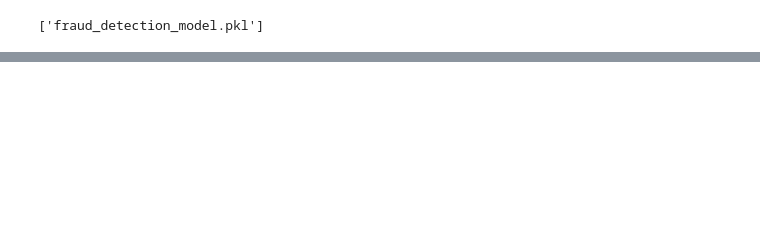
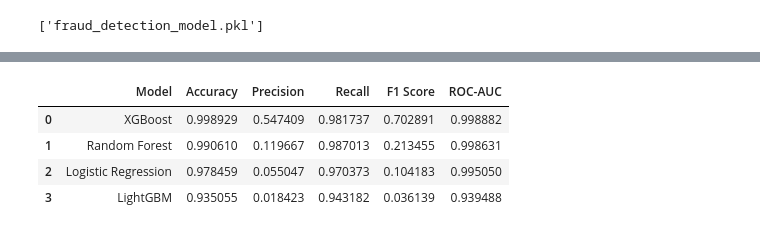
Before and after one commit to Abhi-1234-singla/Fraud-Detection-Project, a Jupyter notebook: analysis_mode.ipynb, the cells around one changed output, grey strips where cells are left out. Cells and saved outputs as stored; diff of their text form; code cells hidden in the pictures; blank space fills up the shorter version.

```diff
--- a/analysis_mode.ipynb
+++ b/analysis_mode.ipynb
@@ -363,0 +485,27 @@ joblib.dump(pipeline, 'fraud_detection_model.pkl')
+# %%
+def evaluate_model(y_true, y_pred, y_prob, model_name):
+    print(f"--- {model_name} ---")
+    print("Confusion Matrix:")
+    print(confusion_matrix(y_true, y_pred))
+    print("\nClassification Report:")
+    print(classification_report(y_true, y_pred))
+
+    return {
+        "Model": model_name,
+        "Accuracy": accuracy_score(y_true, y_pred),
+        "Precision": precision_score(y_true, y_pred),
+        "Recall": recall_score(y_true, y_pred),
+        "F1 Score": f1_score(y_true, y_pred),
+        "ROC-AUC": roc_auc_score(y_true, y_prob)
+    }
+
+# Assuming logistic regression predictions are available as y_pred and pipeline is the LR model
+try:
+    lr_prob = pipeline.predict_proba(X_test)[:, 1]
+    res_lr = evaluate_model(y_test, y_pred, lr_prob, "Logistic Regression")
+except:
+    res_lr = {"Model": "Logistic Regression", "Accuracy": 0, "Precision": 0, "Recall": 0, "F1 Score": 0, "ROC-AUC": 0}
+
+res_rf = evaluate_model(y_test, rf_pred, rf_prob, "Random Forest")
+res_xgb = evaluate_model(y_test, xgb_pred, xgb_prob, "XGBoost")
+res_lgbm = evaluate_model(y_test, lgbm_pred, lgbm_prob, "LightGBM")
@@ -363,0 +530,10 @@ joblib.dump(pipeline, 'fraud_detection_model.pkl')
+# %%
+comparison_df = pd.DataFrame([res_lr, res_rf, res_xgb, res_lgbm])
+comparison_df = comparison_df.sort_values(by="ROC-AUC", ascending=False).reset_index(drop=True)
+comparison_df
+# %% [output]
+|  | Model | Accuracy | Precision | Recall | F1 Score | ROC-AUC |
+| 0 | XGBoost | 0.998929 | 0.547409 | 0.981737 | 0.702891 | 0.998882 |
+| 1 | Random Forest | 0.990610 | 0.119667 | 0.987013 | 0.213455 | 0.998631 |
+| 2 | Logistic Regression | 0.978459 | 0.055047 | 0.970373 | 0.104183 | 0.995050 |
+| 3 | LightGBM | 0.935055 | 0.018423 | 0.943182 | 0.036139 | 0.939488 |
```
Also changed, not shown: parts of 29 cells of this notebook, 2 other files.
